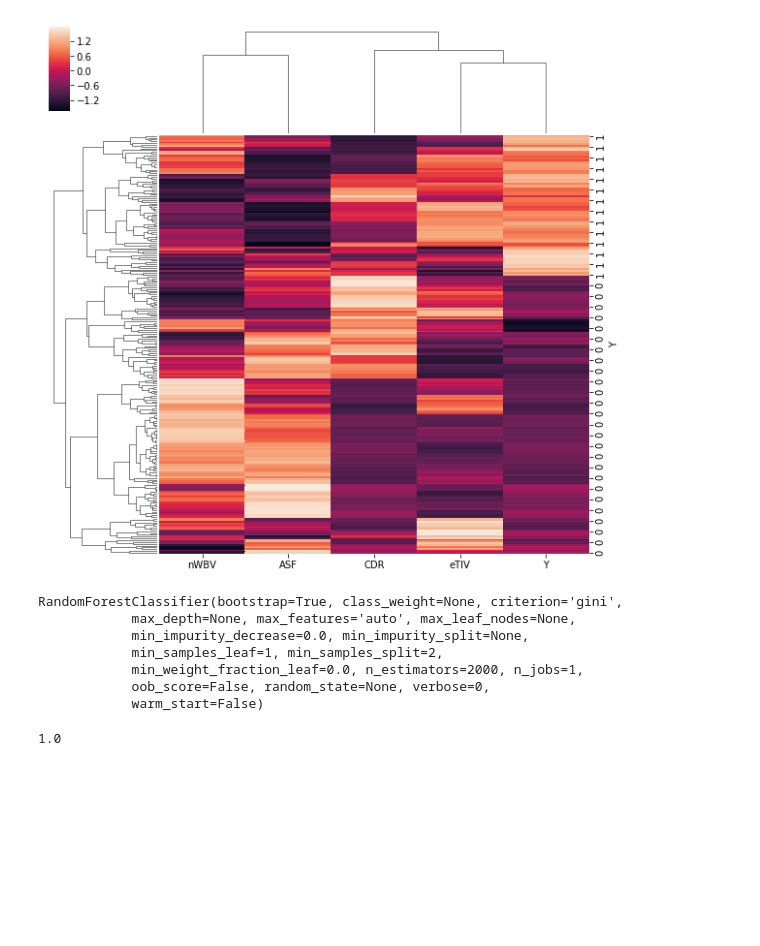
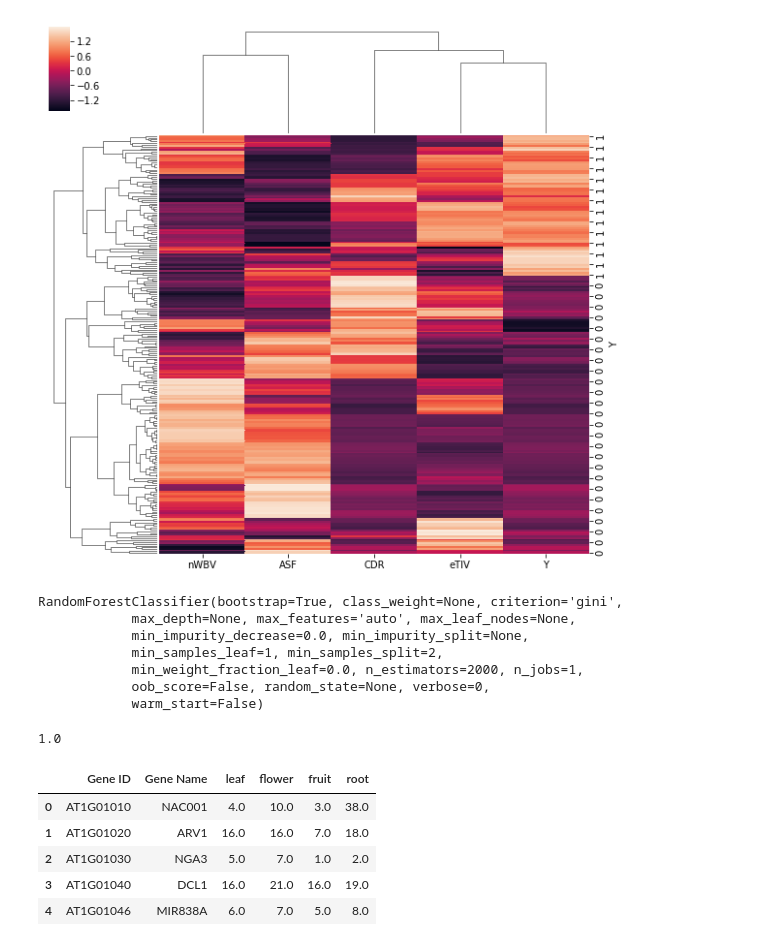
Before and after one commit to k821209/biobigdata, a Jupyter notebook: 5. ML_application.ipynb, the cells around one changed output. Saved outputs shown, nothing was run; the diff lists cells and outputs as text; code cells hidden in the pictures; blank space fills up the shorter version.

```diff
--- a/5. ML_application.ipynb
+++ b/5. ML_application.ipynb
@@ -211,0 +233,11 @@ rb.score(X_test,y_test)
+# %%
+df_tissues = pd.read_csv('./E-GEOD-38612-query-results.tpms.tsv',sep='\t',comment='#')
+# %%
+df_tissues.head()
+# %% [output]
+|  | Gene ID | Gene Name | leaf | flower | fruit | root |
+| 0 | AT1G01010 | NAC001 | 4.0 | 10.0 | 3.0 | 38.0 |
+| 1 | AT1G01020 | ARV1 | 16.0 | 16.0 | 7.0 | 18.0 |
+| 2 | AT1G01030 | NGA3 | 5.0 | 7.0 | 1.0 | 2.0 |
+| 3 | AT1G01040 | DCL1 | 16.0 | 21.0 | 16.0 | 19.0 |
+| 4 | AT1G01046 | MIR838A | 6.0 | 7.0 | 5.0 | 8.0 |
```
Also changed, not shown: parts of 7 cells of this notebook, 1 other file.
